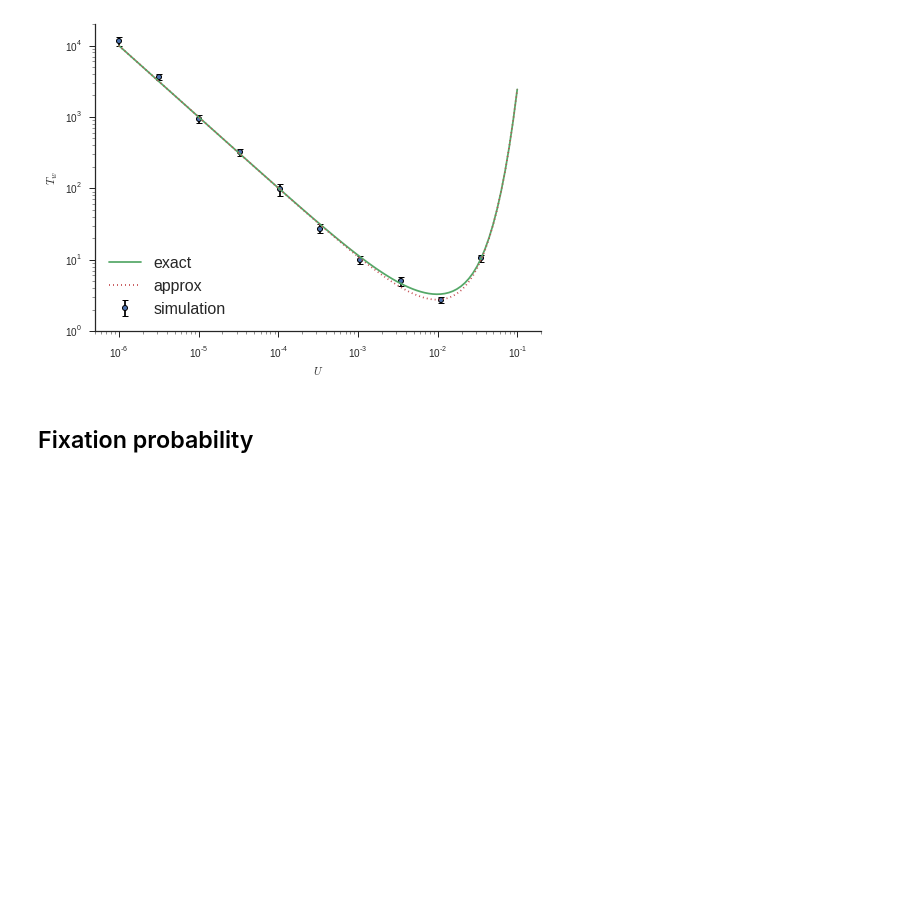
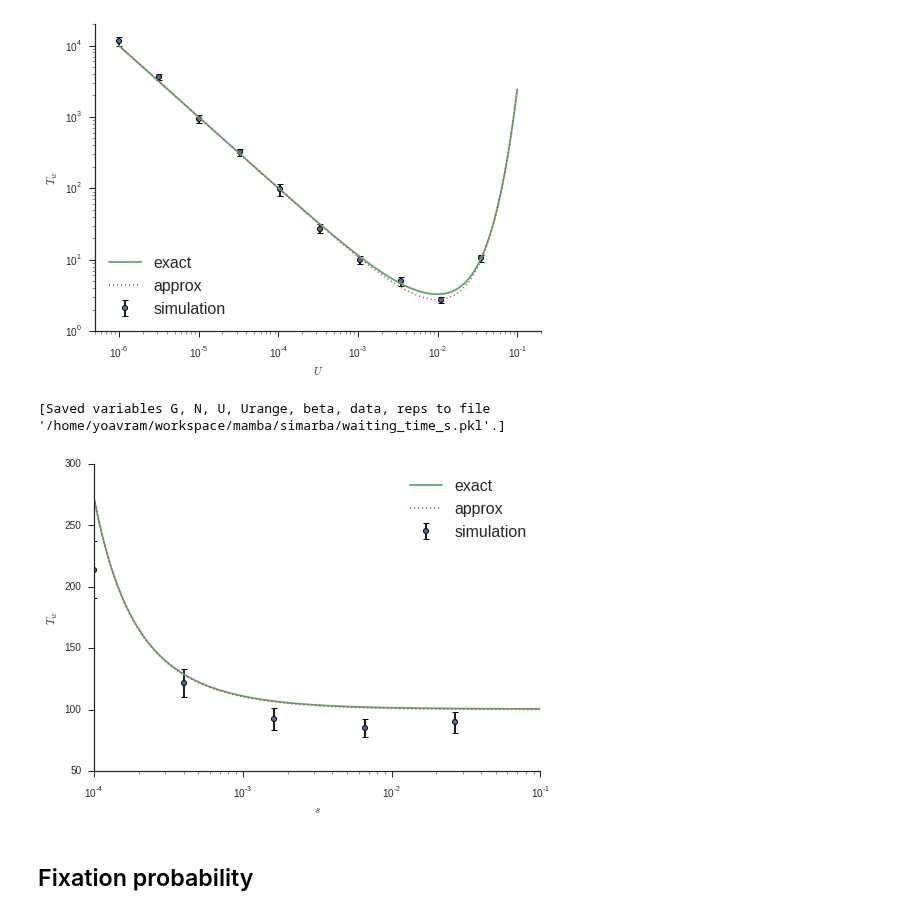
Before and after one commit to yoavram/mamba, a Jupyter notebook: simarba/adaptation model.ipynb, the cells around one changed output. Drawn from its saved outputs; the diff is of its cells as text; code cells hidden in the pictures; blank space fills up the shorter version.

Commit message:
waiting time vs s works

```diff
--- a/simarba/adaptation model.ipynb
+++ b/simarba/adaptation model.ipynb
@@ -333,6 +354,37 @@ legend(loc='lower left');
 sns.despine()
 # %% [output]
 [figure]
+# %%
+%%cache waiting_time_s.pkl reps N U beta G Urange data
+
+N,U,beta,G = 1e6,1e-4,1e-4,10
+srange = logspace(-4,-1,100)
+reps = 100
+
+pool.push({'simulation':simulation, 'N':N,'U':U,'beta':beta,'G':G, 'srange':srange})
+data = array(pool.map_sync(lambda _: [simulation(N,U,s_,beta,G) for s_ in srange[::20]], range(reps)))
+# %% [output]
+[Saved variables G, N, U, Urange, beta, data, reps to file '/home/yoavram/workspace/mamba/simarba/waiting_time_s.pkl'.]
+# %%
+y1 = array([Tw1(N,U,s_,beta) for s_ in srange])
+y2 = array([Tw2(N,U,s_,beta) for s_ in srange])
+
+meany = data.mean(axis=0)
+semy  = data.std(axis=0, ddof=1)
+semy  = semy / sqrt(data.shape[0])
+# %%
+errorbar(srange[::20], meany, yerr=semy, marker=ERRBAR_MARKER, ls=ERRBAR_LS, ecolor=ERRBAR_COL, label='simulation')
+plot(srange, y1, label='exact')
+plot(srange, y2, label='approx', ls=':')
+xscale('log')
+xlabel('$s$')
+ylabel('$T_w$')
+#ylim(1, y1.max()*2)
+#xlim(min(srange)/2, max(srange)*2)
+legend(loc='upper right');
+sns.despine()
+# %% [output]
+[figure, added]
 # %% [markdown]
 ## Fixation probability
 # %% [markdown]
```
Also changed, not shown: parts of 6 cells of this notebook.
